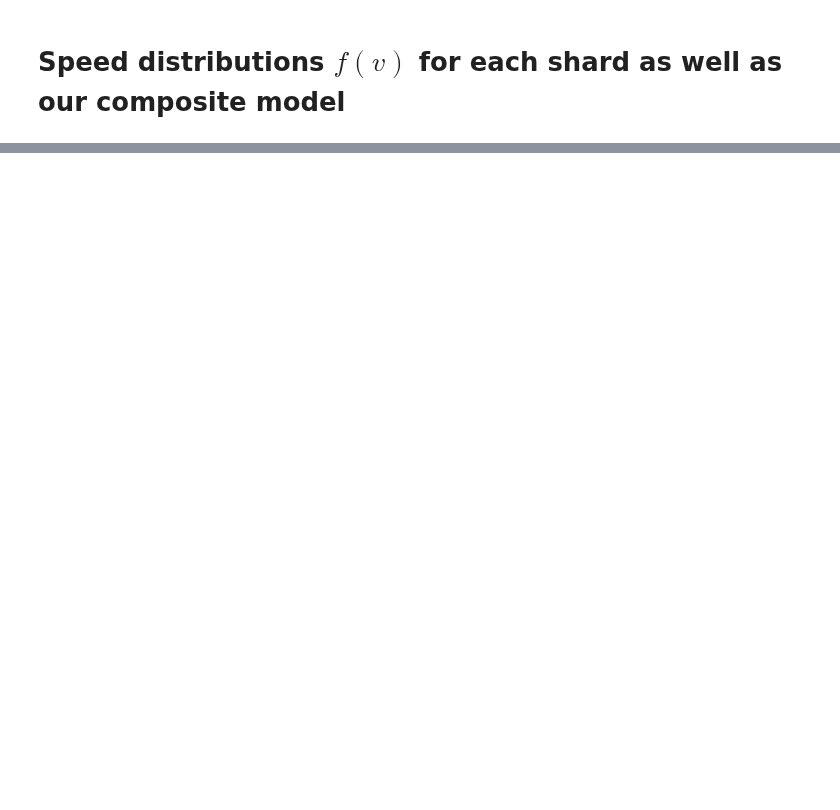
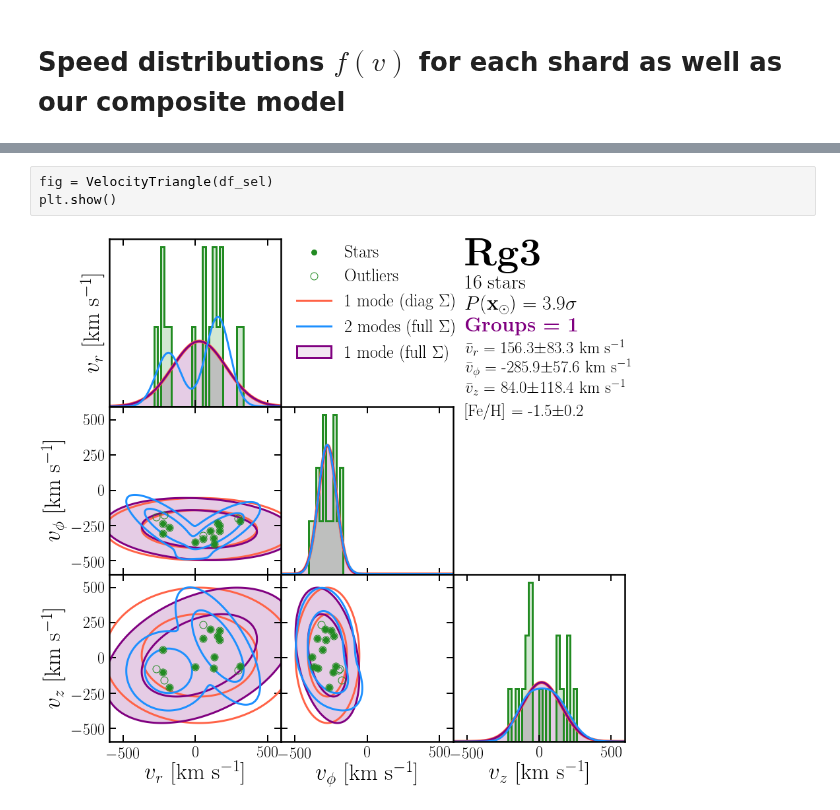
Before and after one commit to cajohare/DarkShards, a Jupyter notebook: code/Plot_SpeedDistributions.ipynb, the cells around one changed output, grey strips where cells are left out. Saved outputs shown, nothing was run; the diff lists cells and outputs as text; blank space fills up the shorter version.

```diff
--- a/code/Plot_SpeedDistributions.ipynb
+++ b/code/Plot_SpeedDistributions.ipynb
@@ -233,0 +314,5 @@ fig.savefig('../plots/plots_png/'+pltname+'.png',bbox_inches='tight')
+# %%
+fig = VelocityTriangle(df_sel)
+plt.show()
+# %% [output]
+[figure, added]
```
Also changed, not shown: parts of 6 cells of this notebook, 18 other files.
